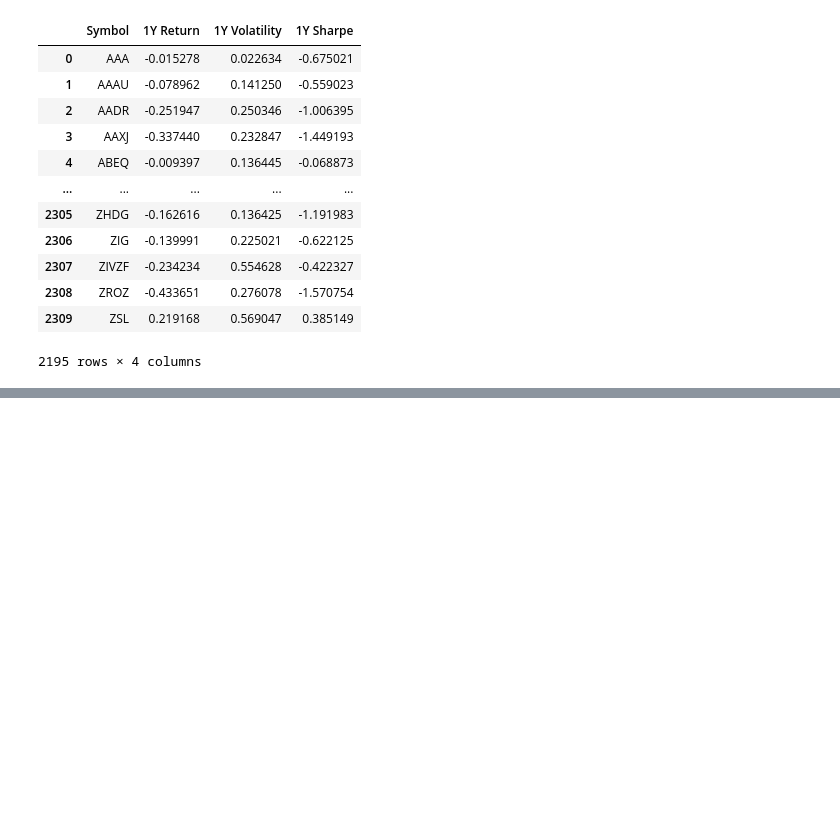
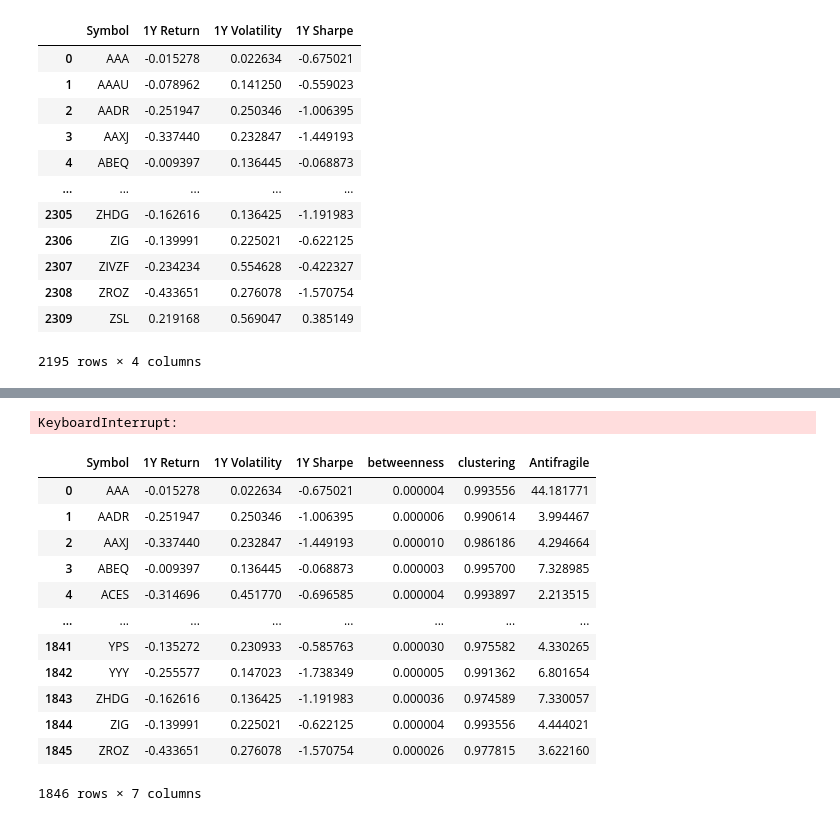
Before and after one commit to arthurchieppe/redsoc-projeto, a Jupyter notebook: YahooFinanceDataset.ipynb, the cells around one changed output, grey strips where cells are left out. Cells and saved outputs as stored; diff of their text form; code cells hidden in the pictures; blank space fills up the shorter version.

```diff
--- a/YahooFinanceDataset.ipynb
+++ b/YahooFinanceDataset.ipynb
@@ -170,0 +226,13 @@ media_jrg
+# %%
+matrix = spectral.adjacency(g)
+
+algorithm = cpnet.Rombach()
+algorithm.detect(matrix)
+c = algorithm.get_coreness()
+
+g.add_vp('coreness')
+for i, coreness in c.items():
+    v = g.get_vertex_by_index(i)
+    v['coreness'] = float(coreness)
+# %% [output]
+KeyboardInterrupt:
@@ -170,0 +250,16 @@ media_jrg
+# %%
+metrics
+# %% [output]
+|  | Symbol | 1Y Return | 1Y Volatility | 1Y Sharpe | betweenness | clustering | Antifragile |
+| 0 | AAA | -0.015278 | 0.022634 | -0.675021 | 0.000004 | 0.993556 | 44.181771 |
+| 1 | AADR | -0.251947 | 0.250346 | -1.006395 | 0.000006 | 0.990614 | 3.994467 |
+| 2 | AAXJ | -0.337440 | 0.232847 | -1.449193 | 0.000010 | 0.986186 | 4.294664 |
+| 3 | ABEQ | -0.009397 | 0.136445 | -0.068873 | 0.000003 | 0.995700 | 7.328985 |
+| 4 | ACES | -0.314696 | 0.451770 | -0.696585 | 0.000004 | 0.993897 | 2.213515 |
+| ... | ... | ... | ... | ... | ... | ... | ... |
+| 1841 | YPS | -0.135272 | 0.230933 | -0.585763 | 0.000030 | 0.975582 | 4.330265 |
+| 1842 | YYY | -0.255577 | 0.147023 | -1.738349 | 0.000005 | 0.991362 | 6.801654 |
+| 1843 | ZHDG | -0.162616 | 0.136425 | -1.191983 | 0.000036 | 0.974589 | 7.330057 |
+| 1844 | ZIG | -0.139991 | 0.225021 | -0.622125 | 0.000004 | 0.993556 | 4.444021 |
+| 1845 | ZROZ | -0.433651 | 0.276078 | -1.570754 | 0.000026 | 0.977815 | 3.622160 |
+1846 rows × 7 columns
```
Also changed, not shown: parts of 24 cells of this notebook, 1 other file.
